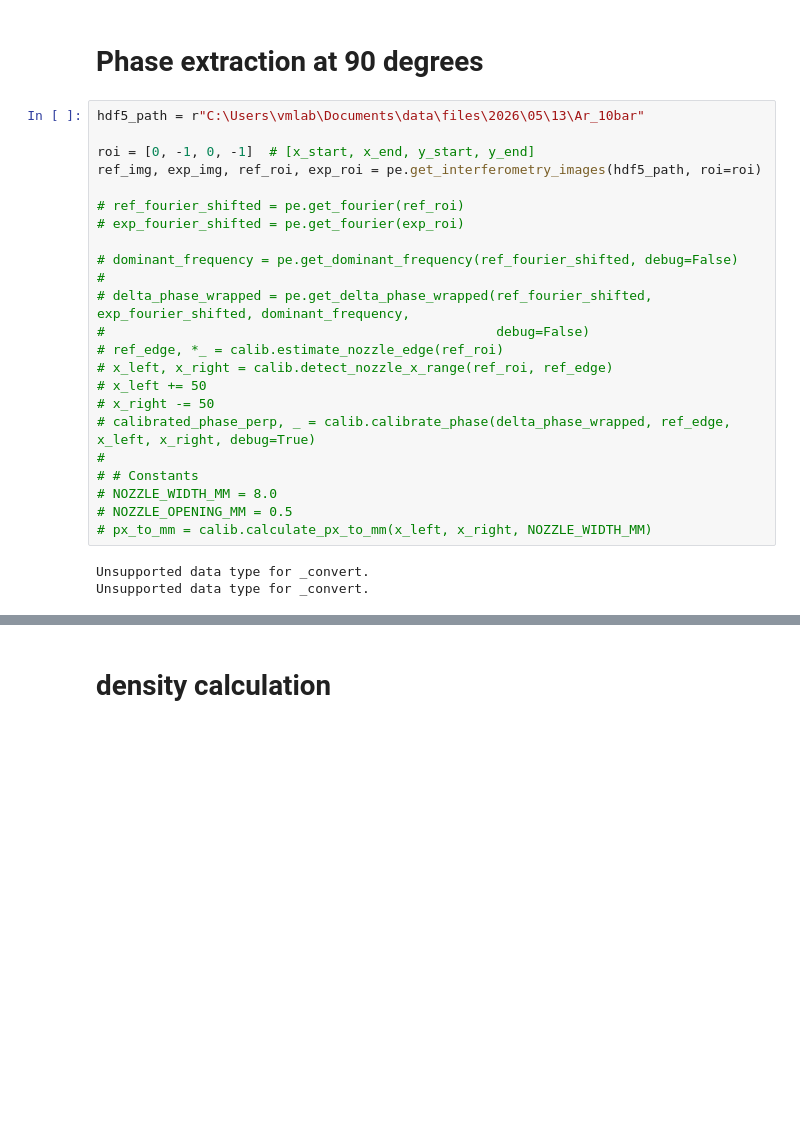
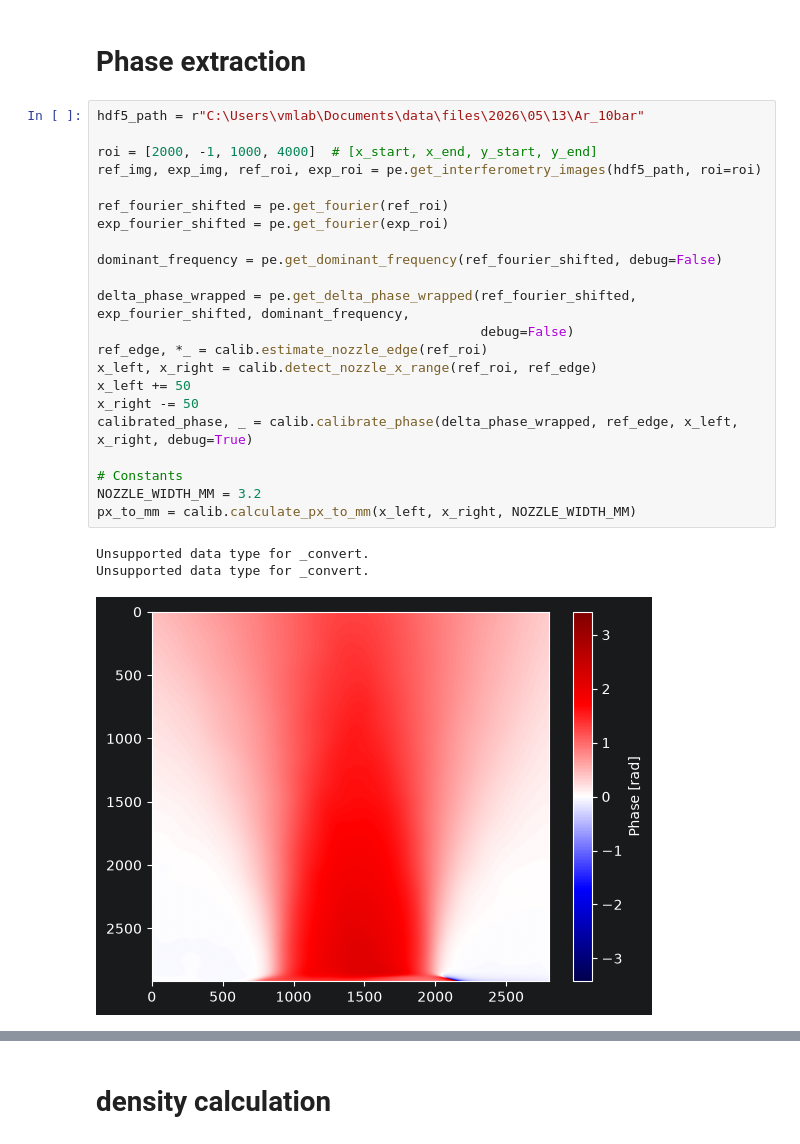
Before and after one commit to MalkaTargetry/nozzle_analysis, a Jupyter notebook: notebooks/nozzle_15.ipynb, the cells around one changed output, grey strips where cells are left out. Cells and saved outputs as stored; diff of their text form; blank space fills up the shorter version.

Commit message:
finished cylindrical_analysis.py and analyzed nozzle_15.ipynb

```diff
--- a/notebooks/nozzle_15.ipynb
+++ b/notebooks/nozzle_15.ipynb
@@ -24,28 +28,28 @@ import src.cylindrical_analysis as ca
 # %% [markdown]
-# Phase extraction at 90 degrees
+# Phase extraction
 # %%
 hdf5_path = r"C:\Users\vmlab\Documents\data\files\2026\05\13\Ar_10bar"
 
-roi = [0, -1, 0, -1]  # [x_start, x_end, y_start, y_end]
+roi = [2000, -1, 1000, 4000]  # [x_start, x_end, y_start, y_end]
 ref_img, exp_img, ref_roi, exp_roi = pe.get_interferometry_images(hdf5_path, roi=roi)
 
-# ref_fourier_shifted = pe.get_fourier(ref_roi)
-# exp_fourier_shifted = pe.get_fourier(exp_roi)
+ref_fourier_shifted = pe.get_fourier(ref_roi)
+exp_fourier_shifted = pe.get_fourier(exp_roi)
 
-# dominant_frequency = pe.get_dominant_frequency(ref_fourier_shifted, debug=False)
-#
-# delta_phase_wrapped = pe.get_delta_phase_wrapped(ref_fourier_shifted, exp_fourier_shifted, dominant_frequency,
-#                                                  debug=False)
-# ref_edge, *_ = calib.estimate_nozzle_edge(ref_roi)
-# x_left, x_right = calib.detect_nozzle_x_range(ref_roi, ref_edge)
-# x_left += 50
-# x_right -= 50
-# calibrated_phase_perp, _ = calib.calibrate_phase(delta_phase_wrapped, ref_edge, x_left, x_right, debug=True)
-#
-# # Constants
-# NOZZLE_WIDTH_MM = 8.0
-# NOZZLE_OPENING_MM = 0.5
-# px_to_mm = calib.calculate_px_to_mm(x_left, x_right, NOZZLE_WIDTH_MM)
+dominant_frequency = pe.get_dominant_frequency(ref_fourier_shifted, debug=False)
+
+delta_phase_wrapped = pe.get_delta_phase_wrapped(ref_fourier_shifted, exp_fourier_shifted, dominant_frequency,
+                                                 debug=False)
+ref_edge, *_ = calib.estimate_nozzle_edge(ref_roi)
+x_left, x_right = calib.detect_nozzle_x_range(ref_roi, ref_edge)
+x_left += 50
+x_right -= 50
+calibrated_phase, _ = calib.calibrate_phase(delta_phase_wrapped, ref_edge, x_left, x_right, debug=True)
+
+# Constants
+NOZZLE_WIDTH_MM = 3.2
+px_to_mm = calib.calculate_px_to_mm(x_left, x_right, NOZZLE_WIDTH_MM)
 # %% [output]
 Unsupported data type for _convert.
 Unsupported data type for _convert.
+[figure, added]
```
Also changed, not shown: parts of 18 cells of this notebook, 4 other files.
